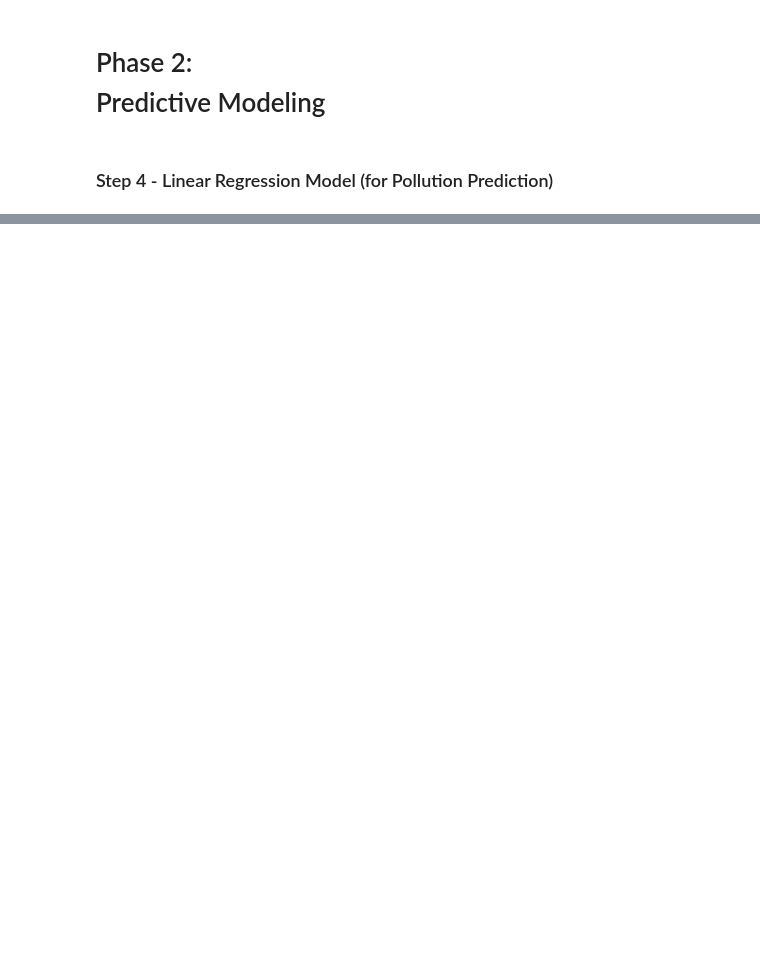
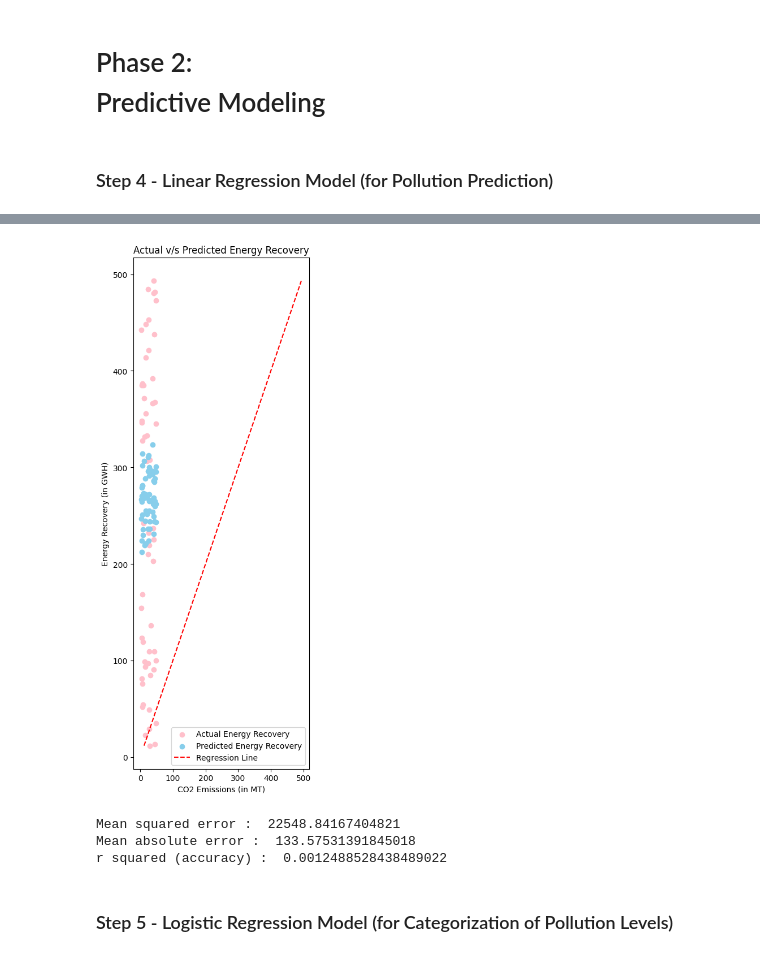
Before and after one commit to princypandya/Global-Pollution-Analysis-and-Energy-Recovery, a Jupyter notebook: Assignment2.ipynb, the cells around one changed output, grey strips where cells are left out. Cells and saved outputs as stored; diff of their text form; code cells hidden in the pictures; blank space fills up the shorter version.

Commit message:
Phase-2 : step-4 done

```diff
--- a/Assignment2.ipynb
+++ b/Assignment2.ipynb
@@ -380,0 +397,9 @@ Passing `palette` without assigning `hue` is deprecated and will be removed in v
+# %%
+features1 = ['Air_Pollution_Index_Scaled', 'Industrial_Waste (in tons)', 'CO2_Emissions (in MT)', 'Population (in millions)']
+x1 = d[features1]
+y1 = d['Energy_Recovered (in GWh)'].values.reshape(-1,1)
+# %%
+x1_train, x1_test, y1_train, y1_test = train_test_split(x1,y1,test_size=0.3, random_state=42)
+# %%
+model1 = LinearRegression()
+model1.fit(x1_train, y1_train)
@@ -380,0 +408,3 @@ Passing `palette` without assigning `hue` is deprecated and will be removed in v
+# %%
+y1_pred = model1.predict(x1_test)
+y1_pred
@@ -380,0 +429,27 @@ Passing `palette` without assigning `hue` is deprecated and will be removed in v
+# %%
+plt.figure(figsize=(4,10))
+plt.scatter(x1_test['CO2_Emissions (in MT)'],y1_test,color='pink', label='Actual Energy Recovery')
+plt.scatter(x1_test['CO2_Emissions (in MT)'],y1_pred,color='skyblue', label='Predicted Energy Recovery')
+plt.plot([y1_test.min(),y1_test.max()],[y1_test.min(),y1_test.max()],'r--',label='Regression Line')
+plt.title('Actual v/s Predicted Energy Recovery')
+plt.xlabel('CO2 Emissions (in MT)')
+plt.ylabel('Energy Recovery (in GWH)')
+plt.legend()
+plt.tight_layout()
+plt.show()
+# %% [output]
+[figure, added]
+# %%
+mse = mean_squared_error(y1_test,y1_pred)
+mae = mean_absolute_error(y1_test,y1_pred)
+rsquared = model1.score(x1_test,y1_test)
+
+print('Mean squared error : ',mse)
+print('Mean absolute error : ',mae)
+print('r squared (accuracy) : ',rsquared)
+# %% [output]
+Mean squared error :  22548.84167404821
+Mean absolute error :  133.57531391845018
+r squared (accuracy) :  0.0012488528438489022
+# %% [markdown]
+<h3>Step 5 - Logistic Regression Model (for Categorization of Pollution Levels)</h3>
```
Also changed, not shown: parts of 7 cells of this notebook.
